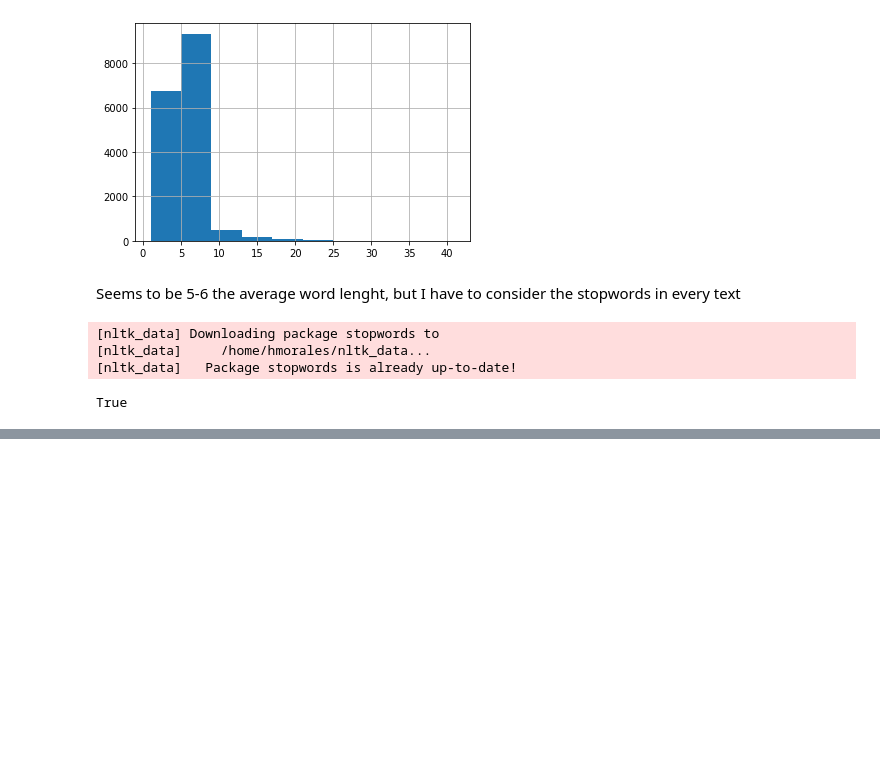
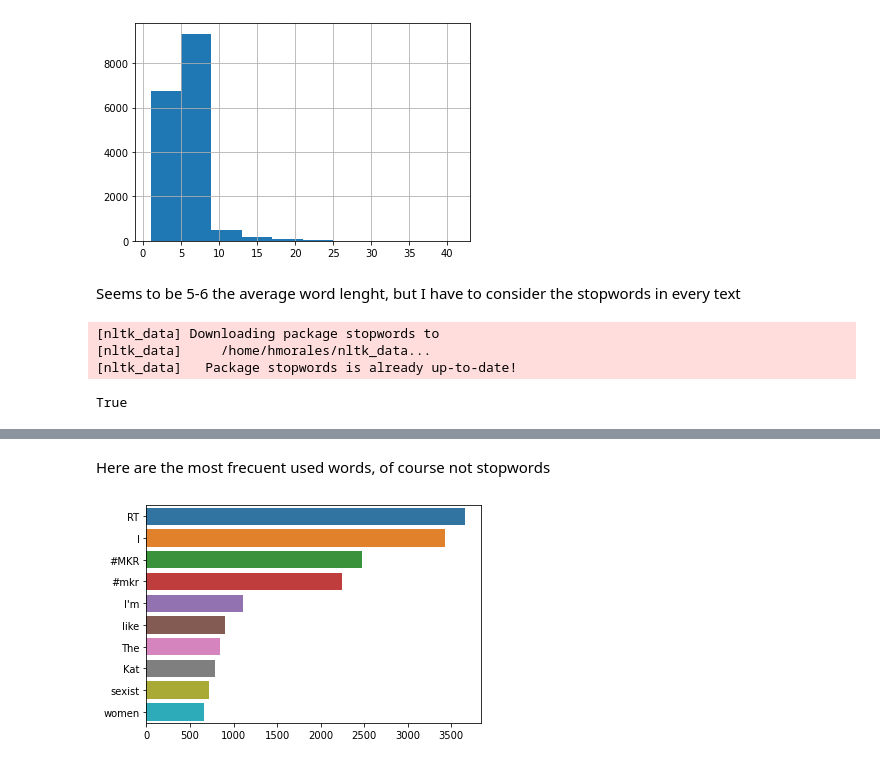
Before and after one commit to hmorales21/cyberbullying-detection-npl, a Jupyter notebook: notebooks/cyberbullying_npl_EDA.ipynb, the cells around one changed output, grey strips where cells are left out. Saved outputs shown, nothing was run; the diff lists cells and outputs as text; code cells hidden in the pictures; blank space fills up the shorter version.

```diff
--- a/notebooks/cyberbullying_npl_EDA.ipynb
+++ b/notebooks/cyberbullying_npl_EDA.ipynb
@@ -113,0 +146,22 @@ True
+# %% [markdown]
+Here are the most frecuent used words, of course not stopwords
+# %%
+def plot_top_non_stopwords_barchart(text):
+
+    new= text.str.split()
+    new=new.values.tolist()
+    corpus=[word for i in new for word in i]
+
+    counter=Counter(corpus)
+    most=counter.most_common()
+    x, y=[], []
+    for word,count in most[:40]:
+        if (word not in stop):
+            x.append(word)
+            y.append(count)
+
+    sns.barplot(x=y,y=x)
+[5]
+plot_top_non_stopwords_barchart(df_cbd[~df_cbd['text'].isnull()]['text'])
+# %% [output]
+[figure, added]
```
Also changed, not shown: parts of 9 cells of this notebook.
